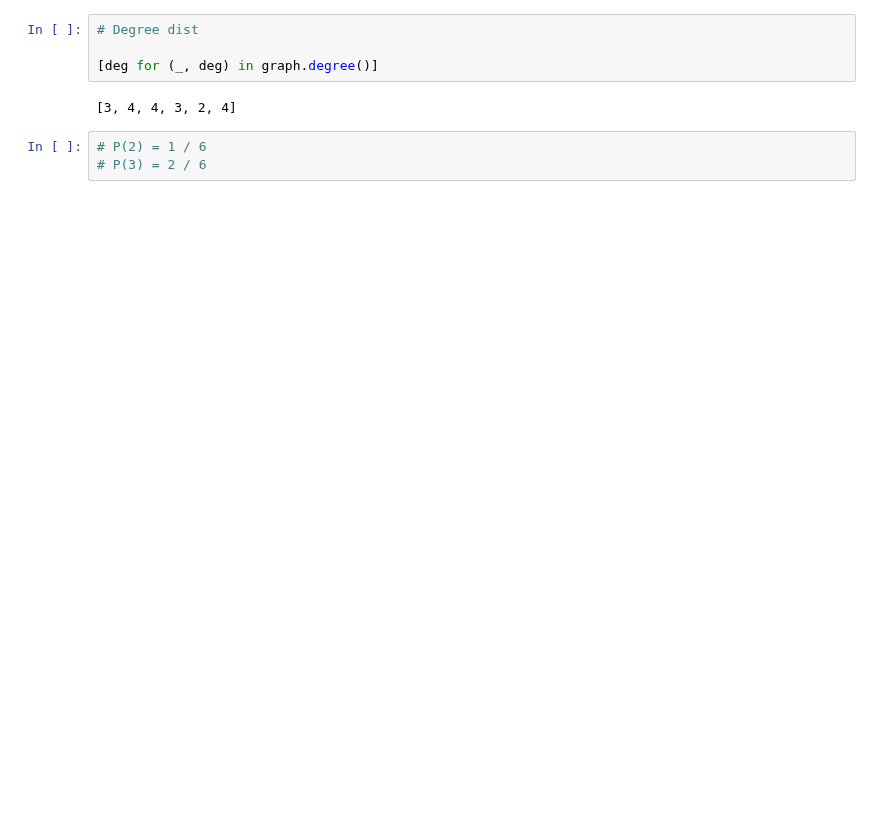
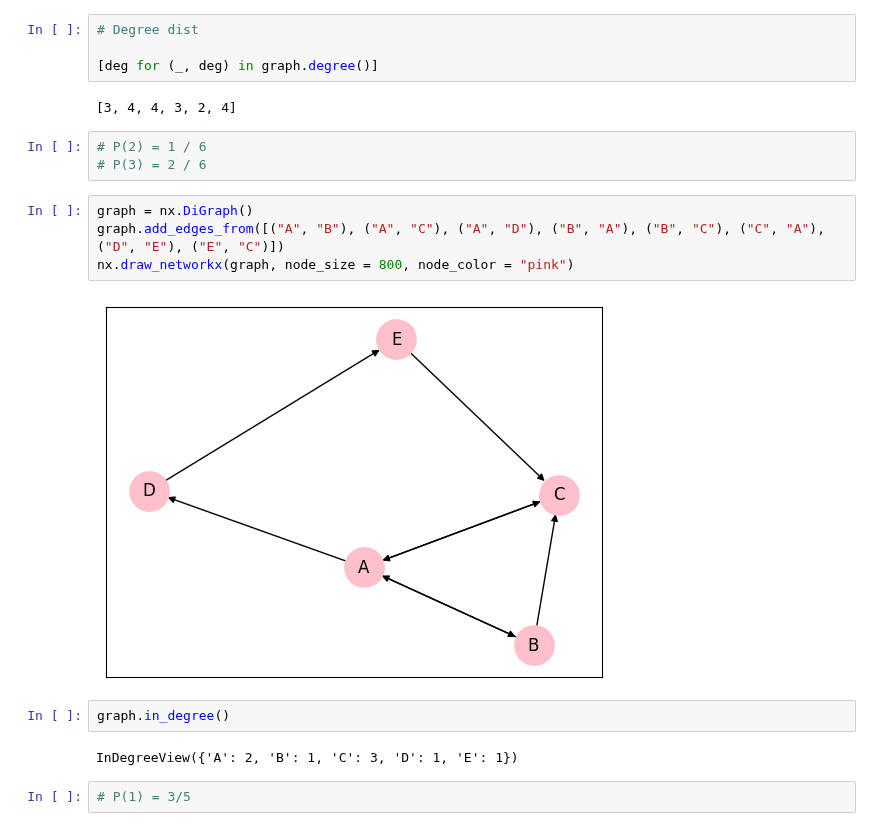
Before and after one commit to anoban/Applied-Social-Network-Analysis-in-Python, a Jupyter notebook: Anoban/Quiz 4.ipynb, the cells around one changed output. Saved outputs shown, nothing was run; the diff lists cells and outputs as text; blank space fills up the shorter version.

```diff
--- a/Anoban/Quiz 4.ipynb
+++ b/Anoban/Quiz 4.ipynb
@@ -16,3 +16,15 @@ nx.draw_networkx(graph, node_size = 800, node_color = "red")
 # %%
 # P(2) = 1 / 6
 # P(3) = 2 / 6
+# %%
+graph = nx.DiGraph()
+graph.add_edges_from([("A", "B"), ("A", "C"), ("A", "D"), ("B", "A"), ("B", "C"), ("C", "A"), ("D", "E"), ("E", "C")])
+nx.draw_networkx(graph, node_size = 800, node_color = "pink")
+# %% [output]
+[figure, added]
+# %%
+graph.in_degree()
+# %% [output]
+InDegreeView({'A': 2, 'B': 1, 'C': 3, 'D': 1, 'E': 1})
+# %%
+# P(1) = 3/5
```
Also changed, not shown: parts of 12 cells of this notebook, 2 other files.
